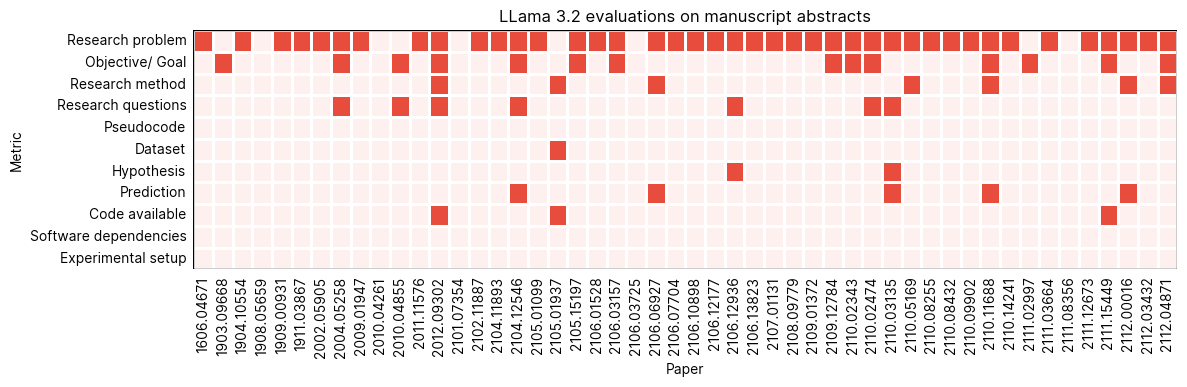
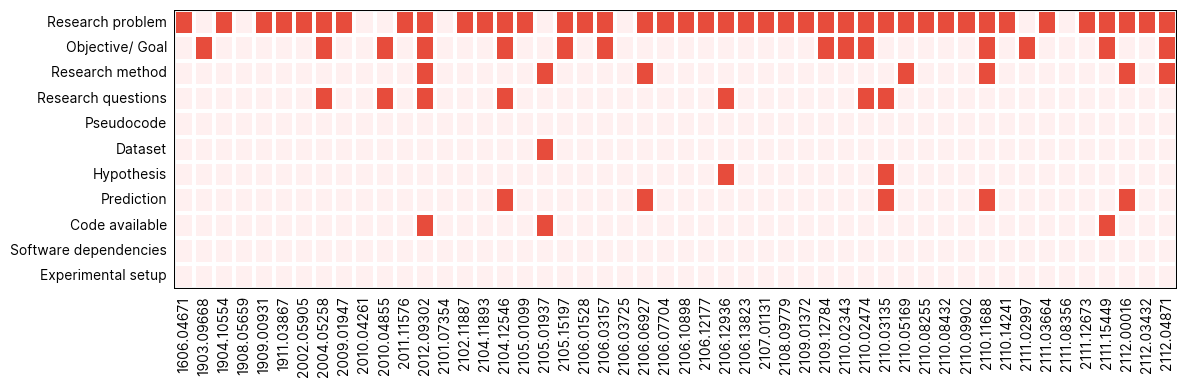
Code edit (unified diff) that turned the first committed figure into the second:
--- before
+++ after
@@ -10,18 +10,21 @@
 
     # Black frame
-    ax.axhline(y=0, color="k", linewidth=1)
-    ax.axvline(x=0, color="k", linewidth=1)
-    ax.axhline(y=heatmap_df.shape[0], color="k", linewidth=1)
-    ax.axvline(x=heatmap_df.shape[1], color="k", linewidth=1)
+    ax.axhline(y=0, color="k", linewidth=1.5)
+    ax.axvline(x=0, color="k", linewidth=1.5)
+    ax.axhline(y=heatmap_df.shape[0], color="k", linewidth=1.5)
+    ax.axvline(x=heatmap_df.shape[1], color="k", linewidth=1.5)
 
-    sns.heatmap(heatmap_df, cmap=custom_cmap, cbar=False, linewidths=1, ax=ax)
+    sns.heatmap(heatmap_df, cmap=custom_cmap, cbar=False, linewidths=1.5, ax=ax)
 
-    ax.set(xlabel="Paper", ylabel="Metric")
-    plt.title("LLama 3.2 evaluations on manuscript abstracts")
+    # ax.set(xlabel="Paper", ylabel="Metric")
+    # plt.title("LLama 3.2 evaluations on manuscript abstracts")
+    ax.set(xlabel="")
     plt.subplots_adjust(top=0.95, left=0.15, right=0.95)
     plt.tight_layout()
     plt.tick_params(axis='both', size=0, pad=5)
     # Optional:
-    plt.savefig("../reports/figures/hm_abstract_llama32.png", dpi=320, bbox_inches="tight")
+    plt.savefig(current_figures_dir + "hm_abstract_llama32.png", dpi=1280, bbox_inches="tight")
+    plt.savefig(thesis_figures_dir + "hm_abstract_llama32.png", dpi=1280, bbox_inches="tight")
+    # ax.set_yticklabels(fontweight="medium")
     plt.show()
 

Commit: colorbrewer colors